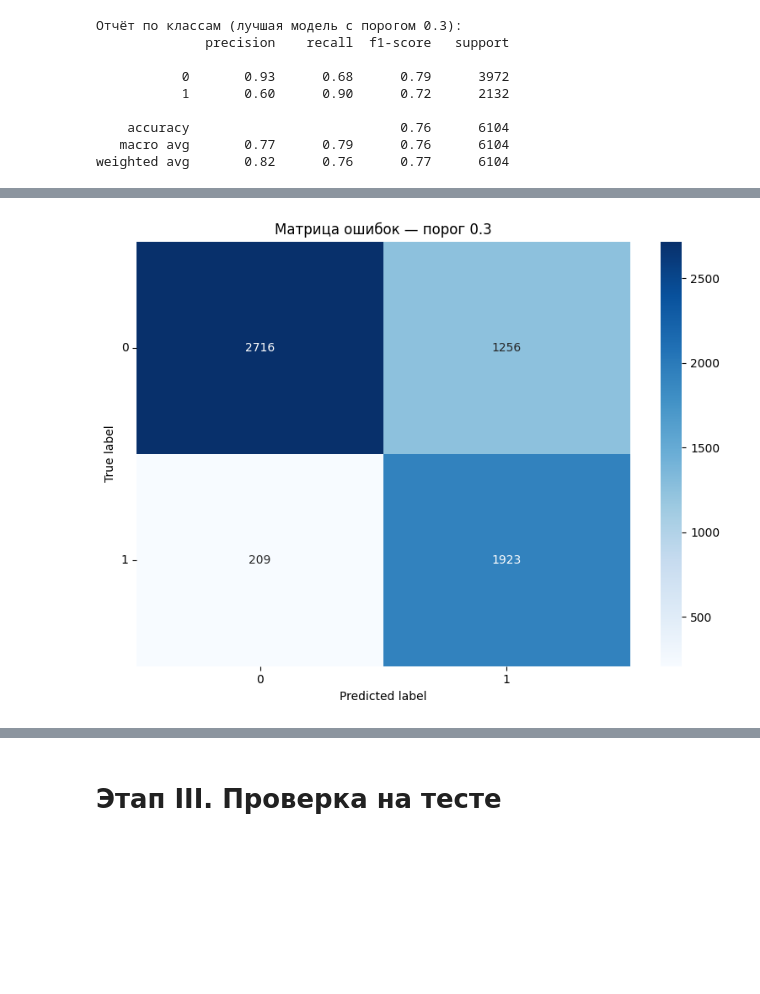
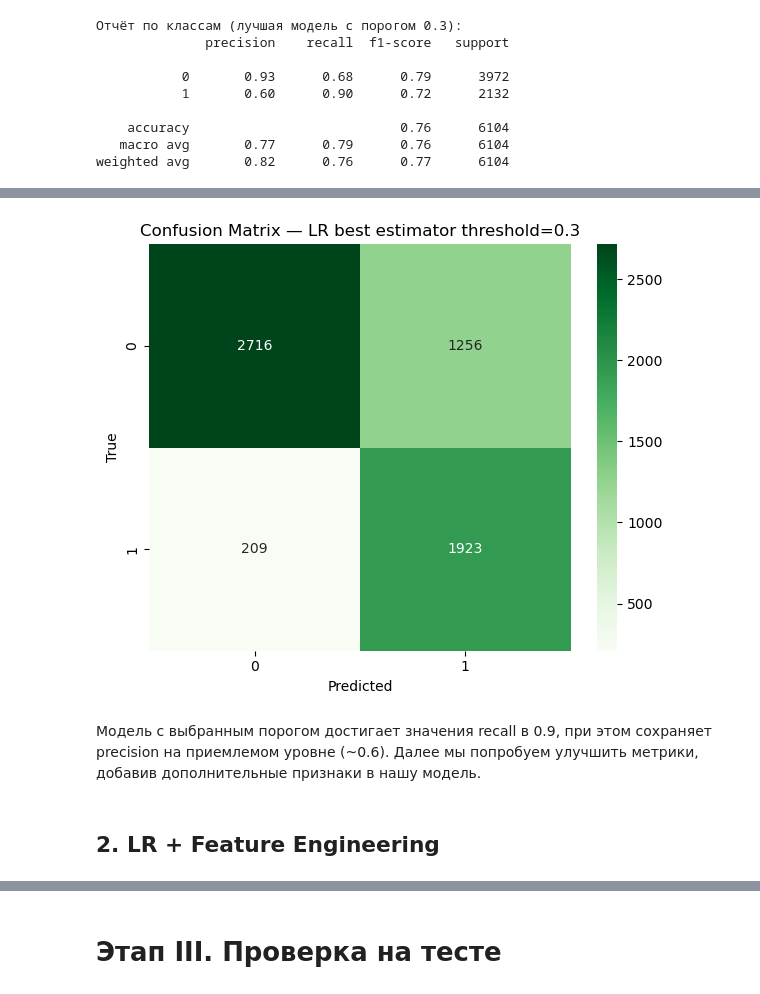
Before and after one commit to horacemtb/cirrhosis-survival-prediction, a Jupyter notebook: notebooks/clean/logreg_clean.ipynb, the cells around one changed output, grey strips where cells are left out. Saved outputs shown, nothing was run; the diff lists cells and outputs as text; code cells hidden in the pictures; blank space fills up the shorter version.

Commit message:
Added logreg feature eng and refactored code

```diff
--- a/notebooks/clean/logreg_clean.ipynb
+++ b/notebooks/clean/logreg_clean.ipynb
@@ -426,26 +851,0 @@ skf = StratifiedKFold(n_splits=5, shuffle=True, random_state=RANDOM_STATE)
-# %%
-base_pipeline = Pipeline([
-    ("preprocess", preprocessor),
-    ("logreg", LogisticRegression(
-        random_state=RANDOM_STATE,
-        n_jobs=-1))
-])
-
-param_grid = {
-    'logreg__C': [0.01, 0.1, 1, 10, 100],
-    'logreg__penalty': ['l1', 'l2'],
-    'logreg__solver': ['saga']
-}
-
-gs_base = GridSearchCV(
-    base_pipeline,
-    param_grid=param_grid,
-    cv=skf,
-    scoring="recall",
-    n_jobs=-1
-)
-
-gs_base.fit(X_train, y_train)
-print("Базовая логрегрессия (без учёта дисбаланса)")
-print("Лучшие параметры:", gs_base.best_params_)
-print("Лучший recall на кросс-валидации:", gs_base.best_score_)
@@ -645,10 +923,11 @@ plt.show()
 # %%
 THRESHOLD = 0.3
 
-y_pred_combined_thr = (y_proba_combined >= THRESHOLD).astype(int)
+y_proba_lr = cross_val_predict(gs_lr.best_estimator_, X_train, y_train, method="predict_proba", cv=skf, n_jobs=-1)[:, 1]
+y_pred_lr_thr = (y_proba_lr >= THRESHOLD).astype(int)
 
 print(f"Отчёт по классам (лучшая модель с порогом {THRESHOLD}):")
-print(classification_report(y_train, y_pred_combined_thr))
+print(classification_report(y_train, y_pred_lr_thr))
 # %% [output]
 Отчёт по классам (лучшая модель с порогом 0.3):
               precision    recall  f1-score   support
@@ -681,14 +941,8 @@ weighted avg       0.77      0.50      0.46      6104
 # %%
-cm = confusion_matrix(y_train, y_pred_combined_thr)
-
-plt.figure(figsize=(8, 6))
-sns.heatmap(cm, annot=True, fmt="d", cmap="Blues")
-plt.title(f"Матрица ошибок — порог {THRESHOLD}")
-plt.xlabel("Predicted label")
-plt.ylabel("True label")
-plt.xticks([0.5, 1.5], ["0", "1"])
-plt.yticks([0.5, 1.5], ["0", "1"], rotation=0)
-plt.tight_layout()
-plt.show()
+plot_confusion_matrix_simple(y_train, y_pred_lr_thr, title=f"Confusion Matrix — LR best estimator threshold={THRESHOLD}")
 # %% [output]
-[figure, old version]
+[figure, new version]
+# %% [markdown]
+Модель с выбранным порогом достигает значения recall в 0.9, при этом сохраняет precision на приемлемом уровне (~0.6). Далее мы попробуем улучшить метрики, добавив дополнительные признаки в нашу модель.
+# %% [markdown]
+## 2. LR + Feature Engineering
```
Also changed, not shown: parts of 86 cells of this notebook.
